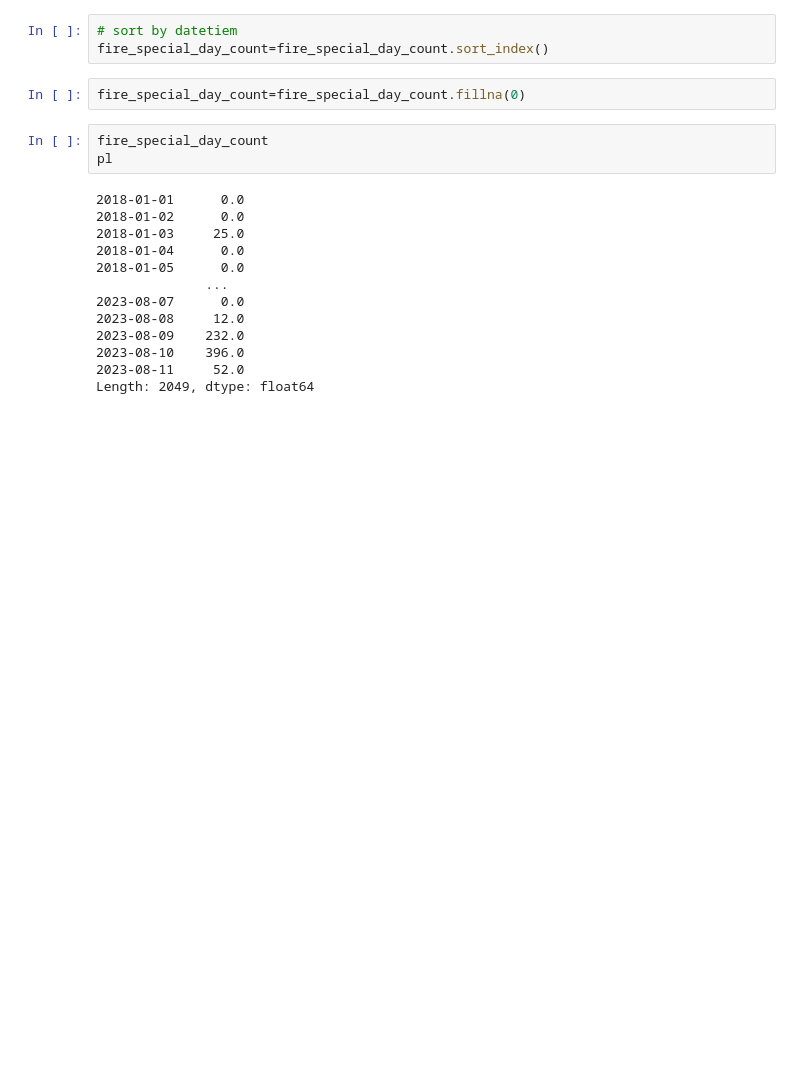
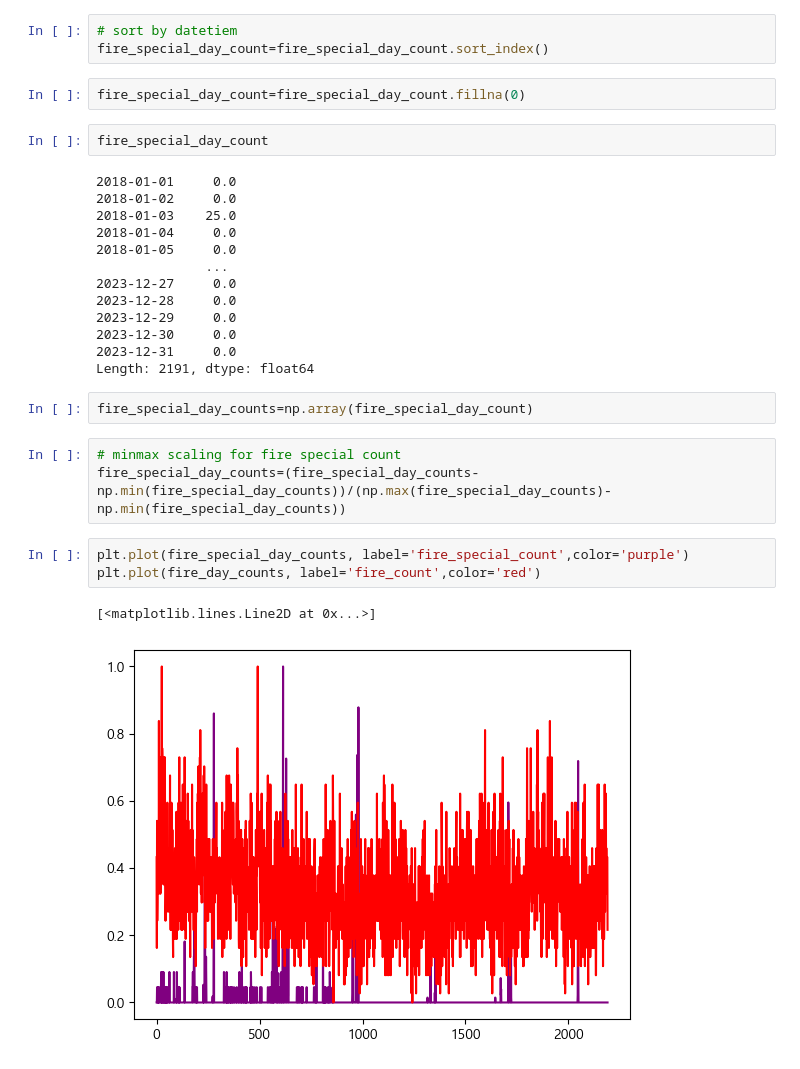
Before and after one commit to lookbackjh/KMA_Contest, a Jupyter notebook: task3.ipynb, the cells around one changed output. Saved outputs shown, nothing was run; the diff lists cells and outputs as text; blank space fills up the shorter version.

```diff
--- a/task3.ipynb
+++ b/task3.ipynb
@@ -293,17 +307,27 @@ fire_special_day_count=fire_special_day_count.sort_index()
 fire_special_day_count=fire_special_day_count.fillna(0)
 # %%
 fire_special_day_count
-pl
 # %% [output]
-2018-01-01      0.0
-2018-01-02      0.0
-2018-01-03     25.0
-2018-01-04      0.0
-2018-01-05      0.0
+2018-01-01     0.0
+2018-01-02     0.0
+2018-01-03    25.0
+2018-01-04     0.0
+2018-01-05     0.0
               ...
-2023-08-07      0.0
-2023-08-08     12.0
-2023-08-09    232.0
-2023-08-10    396.0
-2023-08-11     52.0
-Length: 2049, dtype: float64
+2023-12-27     0.0
+2023-12-28     0.0
+2023-12-29     0.0
+2023-12-30     0.0
+2023-12-31     0.0
+Length: 2191, dtype: float64
+# %%
+fire_special_day_counts=np.array(fire_special_day_count)
+# %%
+# minmax scaling for fire special count
+fire_special_day_counts=(fire_special_day_counts-np.min(fire_special_day_counts))/(np.max(fire_special_day_counts)-np.min(fire_special_day_counts))
+# %%
+plt.plot(fire_special_day_counts, label='fire_special_count',color='purple')
+plt.plot(fire_day_counts, label='fire_count',color='red')
+# %% [output]
+[<matplotlib.lines.Line2D at 0x...>]
+[figure, added]
```
Also changed, not shown: parts of 3 cells of this notebook.
